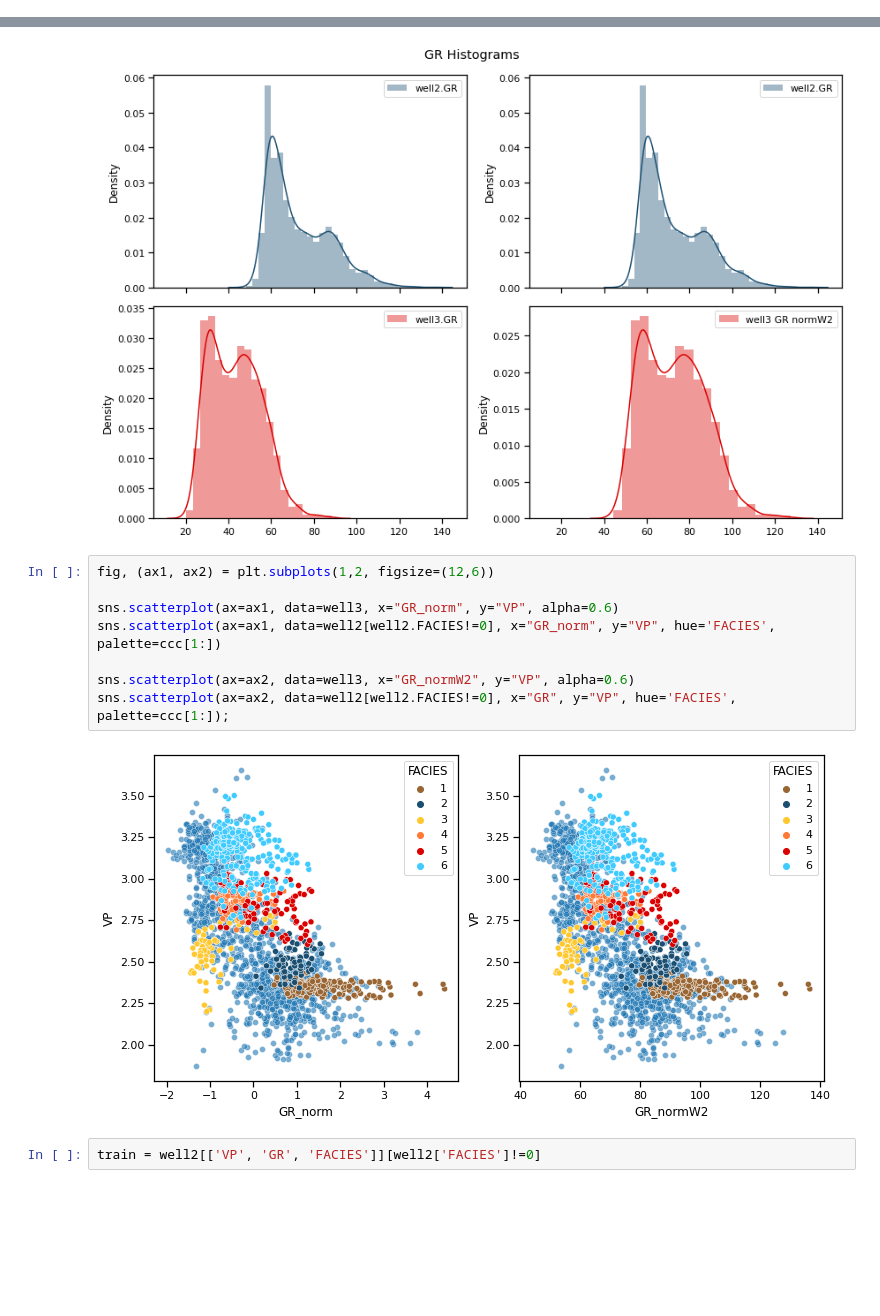
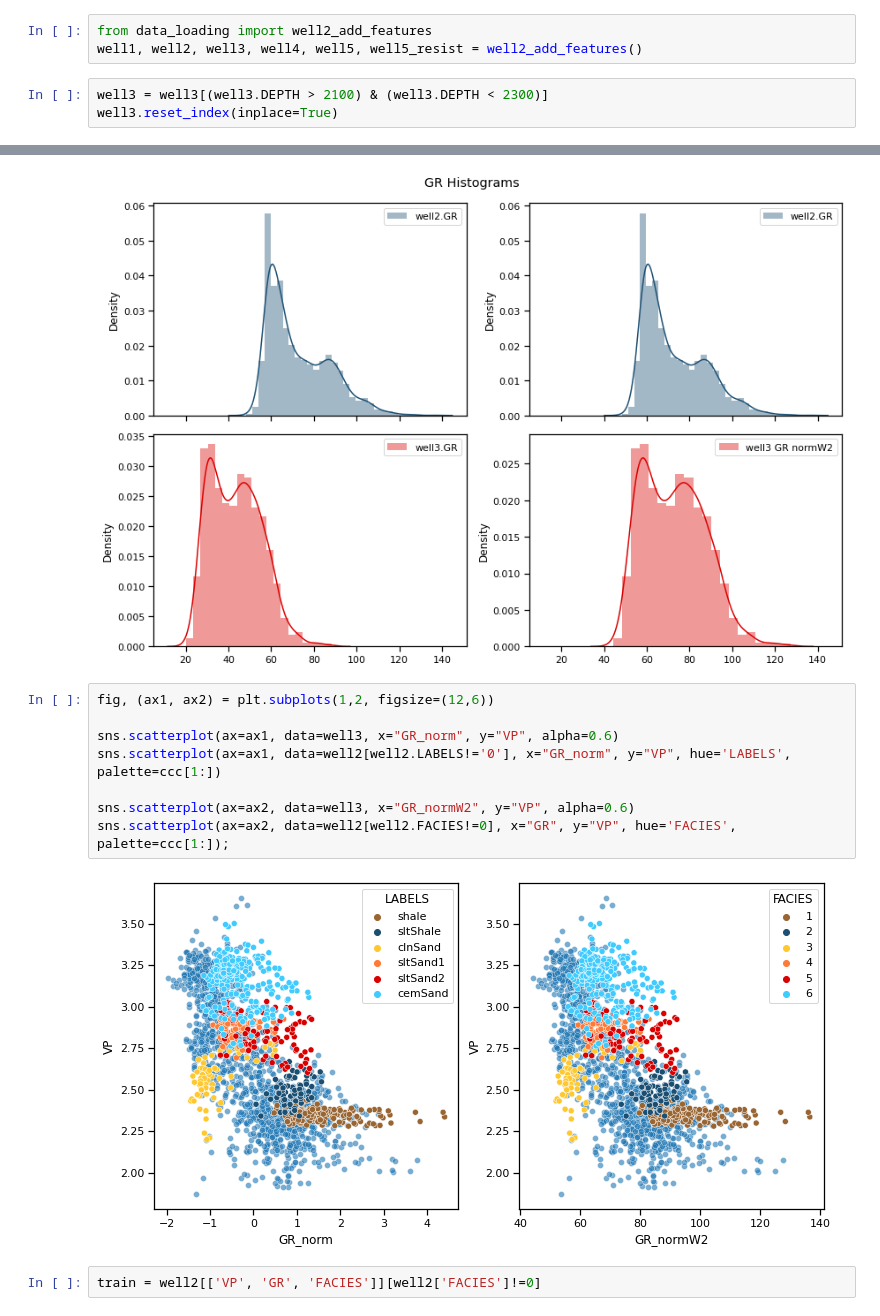
Before and after one commit to ABDunbar/Quantitative_Seismic_Interpretation, a Jupyter notebook: Well_Facies_Classification.ipynb, the cells around one changed output, grey strips where cells are left out. Cells and saved outputs as stored; diff of their text form; blank space fills up the shorter version.

```diff
--- a/Well_Facies_Classification.ipynb
+++ b/Well_Facies_Classification.ipynb
@@ -90,0 +29,6 @@ well2.rename(columns={0:"DEPTH", 3:"VP", 6:"VS", 9:"DEN", 11:"GR", 14:"NPHI" },
+# %%
+from data_loading import well2_add_features
+well1, well2, well3, well4, well5, well5_resist = well2_add_features()
+# %%
+well3 = well3[(well3.DEPTH > 2100) & (well3.DEPTH < 2300)]
+well3.reset_index(inplace=True)
@@ -154,13 +107,13 @@ plt.tight_layout()
 # %%
 fig, (ax1, ax2) = plt.subplots(1,2, figsize=(12,6))
 
 sns.scatterplot(ax=ax1, data=well3, x="GR_norm", y="VP", alpha=0.6)
-sns.scatterplot(ax=ax1, data=well2[well2.FACIES!=0], x="GR_norm", y="VP", hue='FACIES', palette=ccc[1:])
+sns.scatterplot(ax=ax1, data=well2[well2.LABELS!='0'], x="GR_norm", y="VP", hue='LABELS', palette=ccc[1:])
 
 sns.scatterplot(ax=ax2, data=well3, x="GR_normW2", y="VP", alpha=0.6)
 sns.scatterplot(ax=ax2, data=well2[well2.FACIES!=0], x="GR", y="VP", hue='FACIES', palette=ccc[1:]);
 # %% [output]
-[figure, old version]
+[figure, new version]
 # %%
 train = well2[['VP', 'GR', 'FACIES']][well2['FACIES']!=0]
 # %%
```
Also changed, not shown: parts of 44 cells of this notebook, 7 other files.
